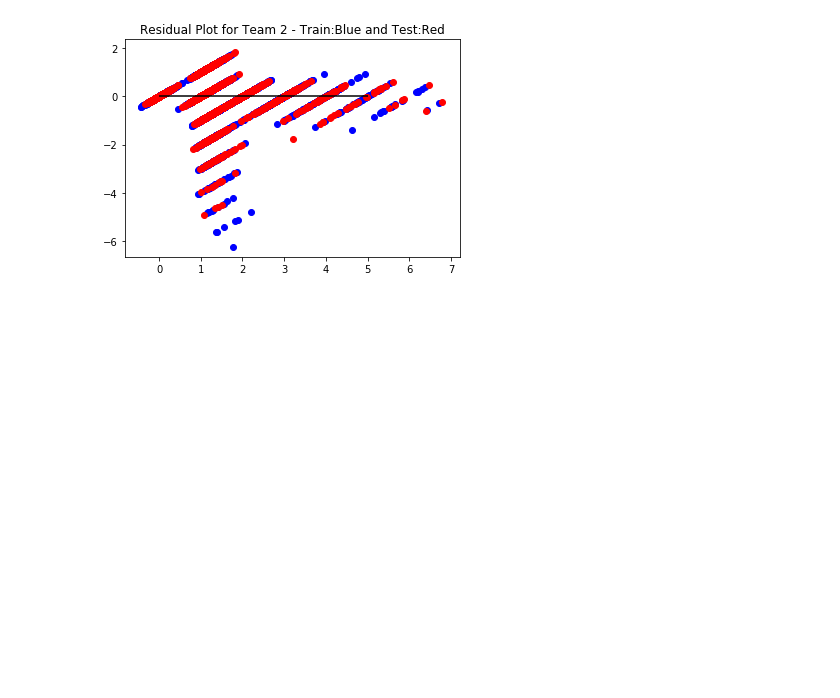
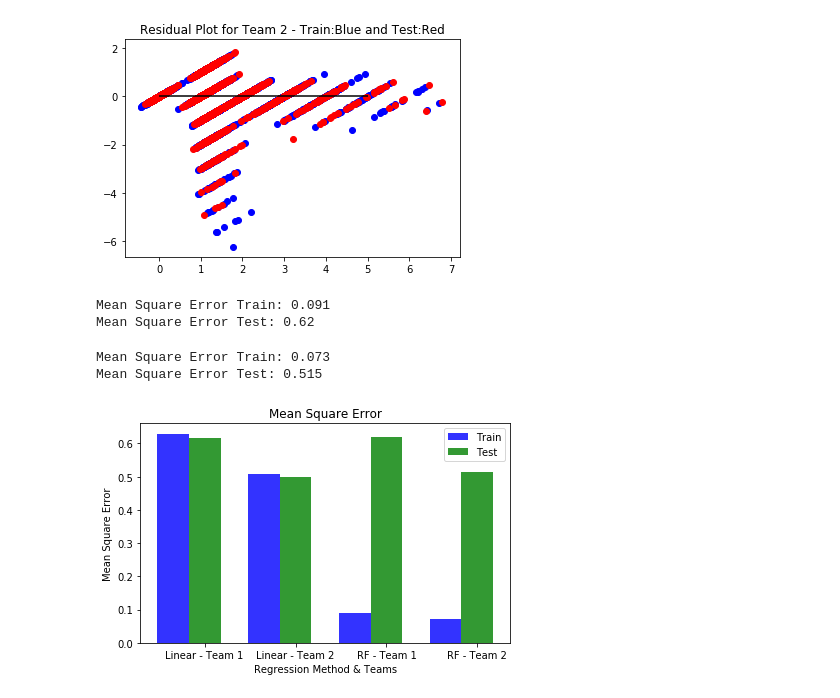
Before and after one commit to nareshkumar66675/SoccerSPI, a Jupyter notebook: notebooks/SoccerSPI.ipynb, the cells around one changed output. Saved outputs shown, nothing was run; the diff lists cells and outputs as text; code cells hidden in the pictures; blank space fills up the shorter version.

Commit message:
Random Forest - Team 1 & Team 2

```diff
--- a/notebooks/SoccerSPI.ipynb
+++ b/notebooks/SoccerSPI.ipynb
@@ -129,0 +138,19 @@ Text(0.5,1,'Residual Plot for Team 2 - Train:Blue and Test:Red')
+# %%
+rfPredictTrainTeam1 = rfTeam1.predict(team1X_train)
+# Calculate the Square errors
+rfErrorTrainTeam1 = (rfPredictTrainTeam1 - team1Y_train)**2
+# Print out the mean absolute error (mae)
+rfTrainTeam1MSE =  round(np.mean(rfErrorTrainTeam1),3)
+print('Mean Square Error Train:', rfTrainTeam1MSE)
+
+
+# Use the forest's predict method on the test data
+rfPredictTeam1 = rfTeam1.predict(team1X_test)
+# Calculate the Square errors
+rfErrorTeam1 = (rfPredictTeam1 - team1Y_test)**2
+# Print out the mean absolute error (mae)
+rfTestTeam1MSE = round(np.mean(rfErrorTeam1),3)
+print('Mean Square Error Test:', rfTestTeam1MSE)
+# %% [output]
+Mean Square Error Train: 0.091
+Mean Square Error Test: 0.62
@@ -129,0 +164,19 @@ Text(0.5,1,'Residual Plot for Team 2 - Train:Blue and Test:Red')
+# %%
+rfPredictTrainTeam2 = rfTeam2.predict(team2X_train)
+# Calculate the Square errors
+rfErrorTrainTeam2 = (rfPredictTrainTeam2 - team2Y_train)**2
+# Print out the mean absolute error (mae)
+rfTrainTeam2MSE =  round(np.mean(rfErrorTrainTeam2),3)
+print('Mean Square Error Train:', rfTrainTeam2MSE)
+
+
+# Use the forest's predict method on the test data
+rfPredictTeam2 = rfTeam2.predict(team2X_test)
+# Calculate the absolute errors
+rfErrorTeam2 = (rfPredictTeam2 - team2Y_test) **2
+# Print out the mean absolute error (mae)
+rfTestTeam2MSE = round(np.mean(rfErrorTeam2),3)
+print('Mean Square Error Test:', rfTestTeam2MSE)
+# %% [output]
+Mean Square Error Train: 0.073
+Mean Square Error Test: 0.515
@@ -129,0 +200,31 @@ Text(0.5,1,'Residual Plot for Team 2 - Train:Blue and Test:Red')
+# %%
+# data to plot
+n_groups = 4
+train_mse = (lfTrainTeam1MSE, lfTrainTeam2MSE,rfTrainTeam1MSE,rfTrainTeam2MSE)
+test_mse = (lfTestTeam1MSE,lfTestTeam2MSE,rfTestTeam1MSE,rfTestTeam2MSE)
+
+# create plot
+fig, ax = plt.subplots()
+index = np.arange(n_groups)
+bar_width = 0.35
+opacity = 0.8
+
+rects1 = plt.bar(index, train_mse, bar_width,
+                 alpha=opacity,
+                 color='b',
+                 label='Train')
+
+rects2 = plt.bar(index + bar_width, test_mse, bar_width,
+                 alpha=opacity,
+                 color='g',
+                 label='Test')
+
+plt.xlabel('Regression Method & Teams')
+plt.ylabel('Mean Square Error')
+plt.title('Mean Square Error')
+plt.xticks(index + bar_width, ('Linear - Team 1', 'Linear - Team 2', 'RF - Team 1', 'RF - Team 2'))
+plt.legend()
+
+plt.tight_layout()
+# %% [output]
+[figure, added]
```
Also changed, not shown: parts of 6 cells of this notebook, 8 other files.
